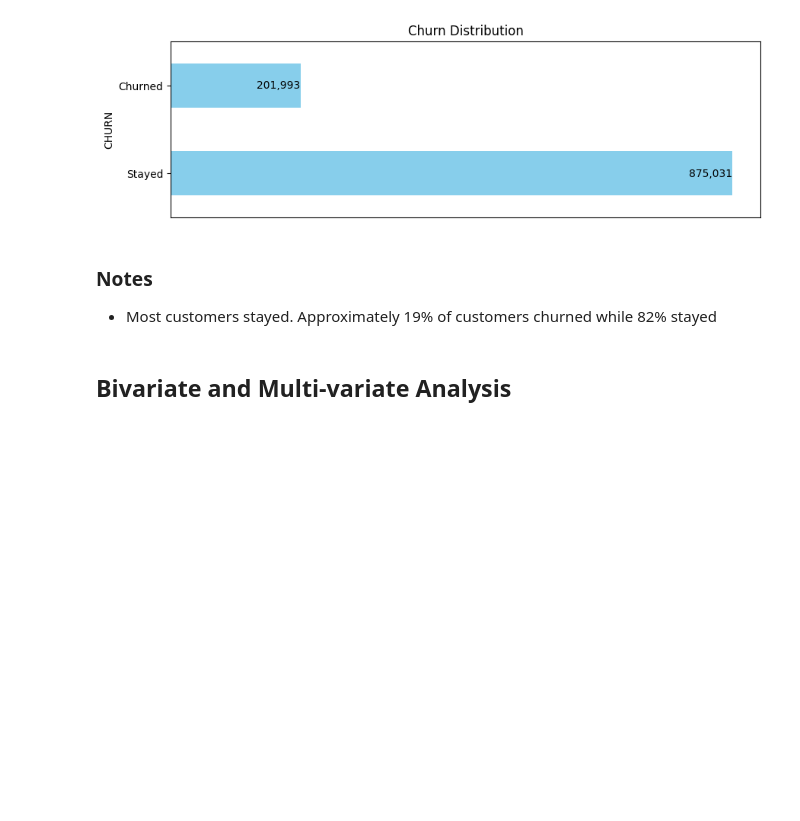
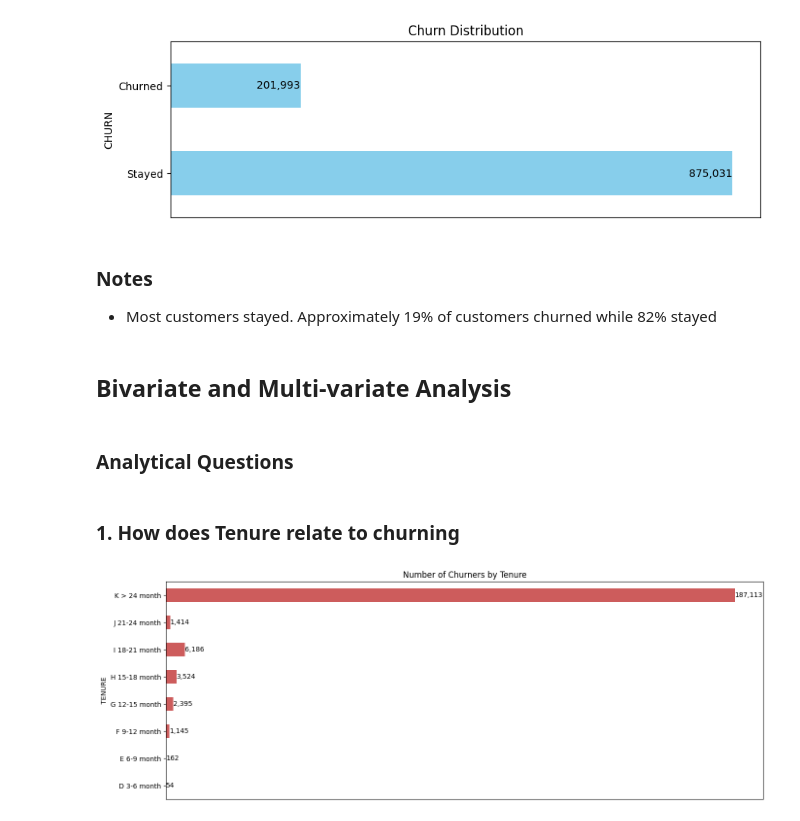
Before and after one commit to murithidenisgitobu/Customer-Churn-Prediction-Challenge-For-Azubian, a Jupyter notebook: Notebook/Notebook.ipynb, the cells around one changed output. Drawn from its saved outputs; the diff is of its cells as text; code cells hidden in the pictures; blank space fills up the shorter version.

Commit message:
Churn analysis by tenure

```diff
--- a/Notebook/Notebook.ipynb
+++ b/Notebook/Notebook.ipynb
@@ -415,3 +415,28 @@ Name: count, dtype: float64
 - Most customers stayed. Approximately 19% of customers churned while 82% stayed
 # %% [markdown]
 ## **Bivariate and Multi-variate Analysis**
+# %% [markdown]
+### **Analytical Questions**
+# %% [markdown]
+### **1. How does Tenure relate to churning**
+# %%
+# Group by tenure and sum churn values
+tenure_churn = df.groupby('TENURE')['CHURN'].sum()
+
+# Create a figure
+churn_tenure_fig = plt.figure(figsize=(14, 5))
+
+# Create a horizontal bar plot
+ax = tenure_churn.plot(kind='barh', color='indianred')
+
+# Annotate each bar with the corresponding value
+for index, value in enumerate(tenure_churn):
+    ax.text(value, index, f'{value:,}', va='center', ha='left', fontsize=10)
+
+# Show the plot
+plt.title('Number of Churners by Tenure')
+plt.xticks([])
+plt.tight_layout()
+plt.show()
+# %% [output]
+[figure, added]
```
Also changed, not shown: parts of 2 cells of this notebook.
